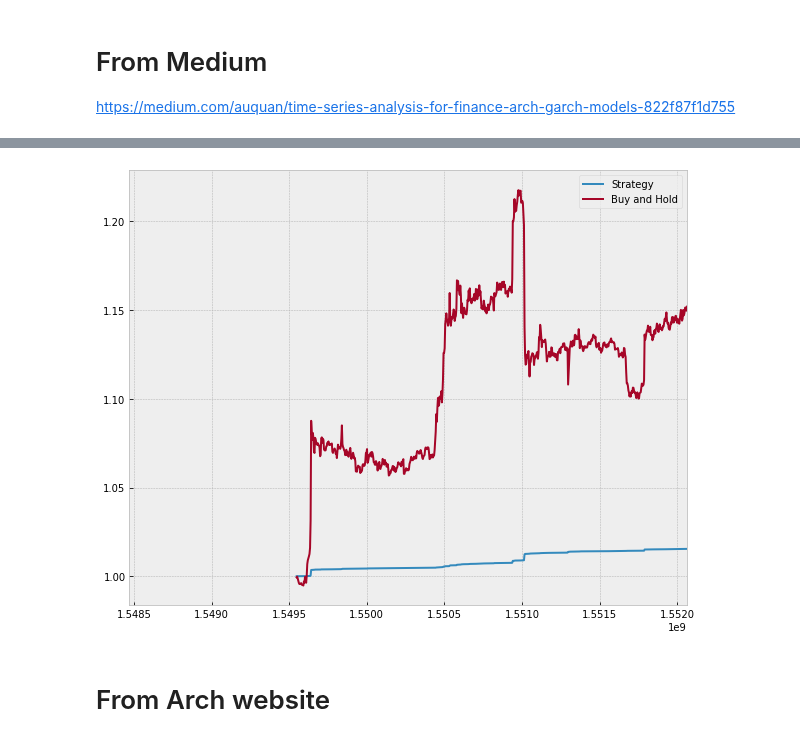
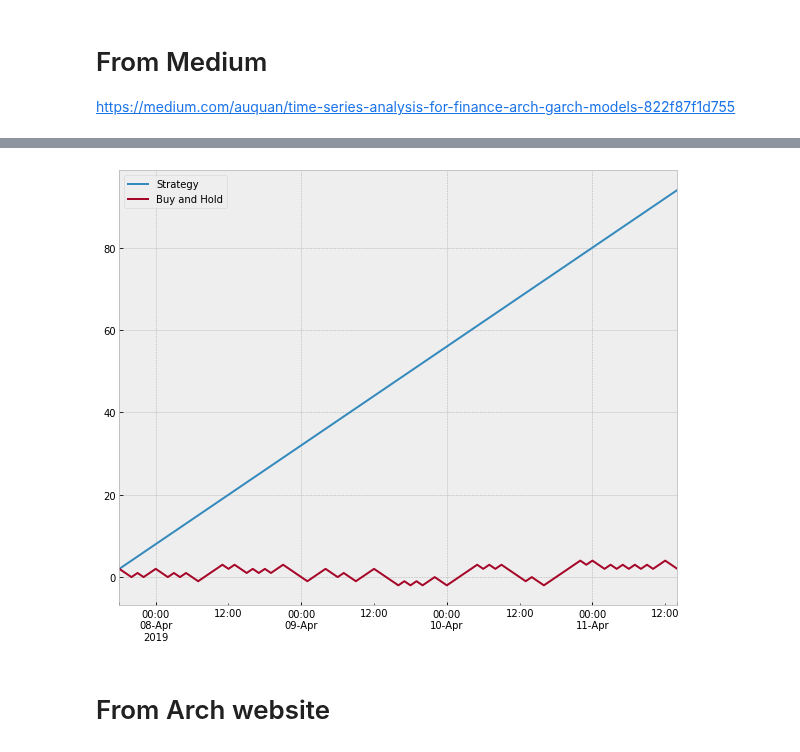
Before and after one commit to daniel-cortez-stevenson/crypto-predict, a Jupyter notebook: notebooks/statistical_model_dev.ipynb, the cells around one changed output, grey strips where cells are left out. Drawn from its saved outputs; the diff is of its cells as text; code cells hidden in the pictures.

```diff
--- a/notebooks/statistical_model_dev.ipynb
+++ b/notebooks/statistical_model_dev.ipynb
@@ -159,7 +171,7 @@ aic: -42766.38450 | order: (2, 0)
 # ARIMA
 # %%
 def _get_best_arima(TS):
-    best_aic = np.inf
+    best_aic = float('inf')
     best_order = None
     best_mdl = None
 
@@ -176,7 +188,7 @@ def _get_best_arima(TS):
                         best_order = (i, d, j)
                         best_mdl = tmp_mdl
                 except: continue
-    p('aic: {:6.5f} | order: {}'.format(best_aic, best_order))
+    p('ARIMA Results: best aic = {:6.5f} | best order = {}'.format(best_aic, best_order))
     return best_aic, best_order, best_mdl
 # %%
 arima_aic, arima_order, arima_mdl = _get_best_arima(Y)
@@ -221,14 +232,11 @@ plt.show()
 # %% [markdown]
 # GARCH based on ARIMA
 # %%
-# Now we can fit the arch model using the best fit arima model parameters
-
-p_ = arima_order[0]
-o_ = arima_order[1]
-q_ = arima_order[2]
+# fit the arch model using the best fit arima model parameters
+p_, o_, q_ = arima_order
 
 # Using student T distribution usually provides better fit
 arch_mdl = arch.arch_model(arima_mdl.resid, p=p_, o=o_, q=q_, vol='GARCH', dist='StudentsT')
 arch_res = arch_mdl.fit(update_freq=5, disp='off')
-p(arch_res.summary())
+arch_res.summary()
 # %% [output]
@@ -295,7 +314,7 @@ tsplot(arch_res.resid**2, lags=30)
 # %%
 Y_ = Y.iloc[-1000:]
-window = 300
-foreLength = len(Y_) - window
+window = 72
+foreLength = forecast_steps + window
 signal = Y_[-foreLength:]
 signal.head()
 # %% [output]
@@ -346,4 +346,4 @@ def backtest(Y, foreLength, window, signal, order=''):
     return signal
 # %%
-signal = backtest(Y_, foreLength, window, signal)
+signal = backtest(Y_, foreLength, window, signal, freq)
 # %% [output]
@@ -352,20 +368,19 @@ TypeError: 'NoneType' object is not subscriptable
 # %%
-returns = pd.DataFrame(index=signal.index,
-                       columns=['Buy and Hold', 'Strategy'])
+returns = pd.DataFrame(index=signal.index, columns=['Buy and Hold', 'Strategy'])
 returns['Buy and Hold'] = Y_.iloc[-foreLength:]
-returns['Strategy'] = signal*returns['Buy and Hold']
+returns['Strategy'] = signal * returns['Buy and Hold']
 
-eqCurves = pd.DataFrame(index=signal.index,
-                        columns=['Buy and Hold', 'Strategy'])
+eqCurves = pd.DataFrame(index=signal.index, columns=['Buy and Hold', 'Strategy'])
 eqCurves['Buy and Hold'] = returns['Buy and Hold'].cumsum() + 1
 eqCurves['Strategy'] = returns['Strategy'].cumsum() + 1
 
-eqCurves['Strategy'].plot(figsize=(10, 8))
+fig, ax = plt.subplots(figsize=(10, 8))
+eqCurves['Strategy'].plot()
 eqCurves['Buy and Hold'].plot()
 plt.legend()
 plt.show()
 # %% [output]
-[figure, old version]
+[figure, new version]
 # %% [markdown]
 # From Arch website
 # %%
```
Also changed, not shown: parts of 33 cells of this notebook, 3 other files.
